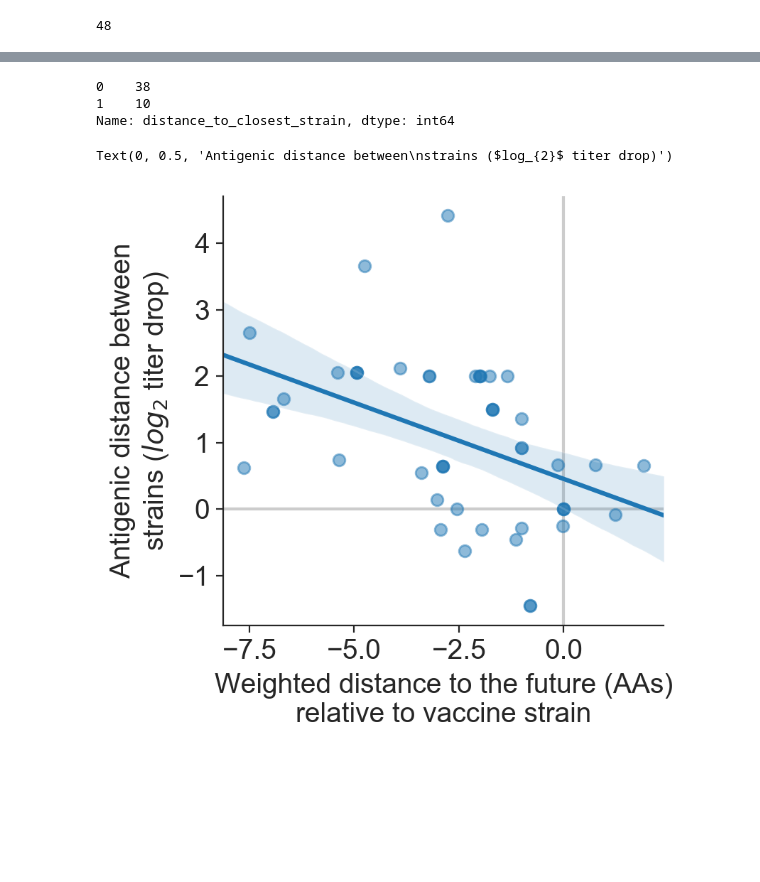
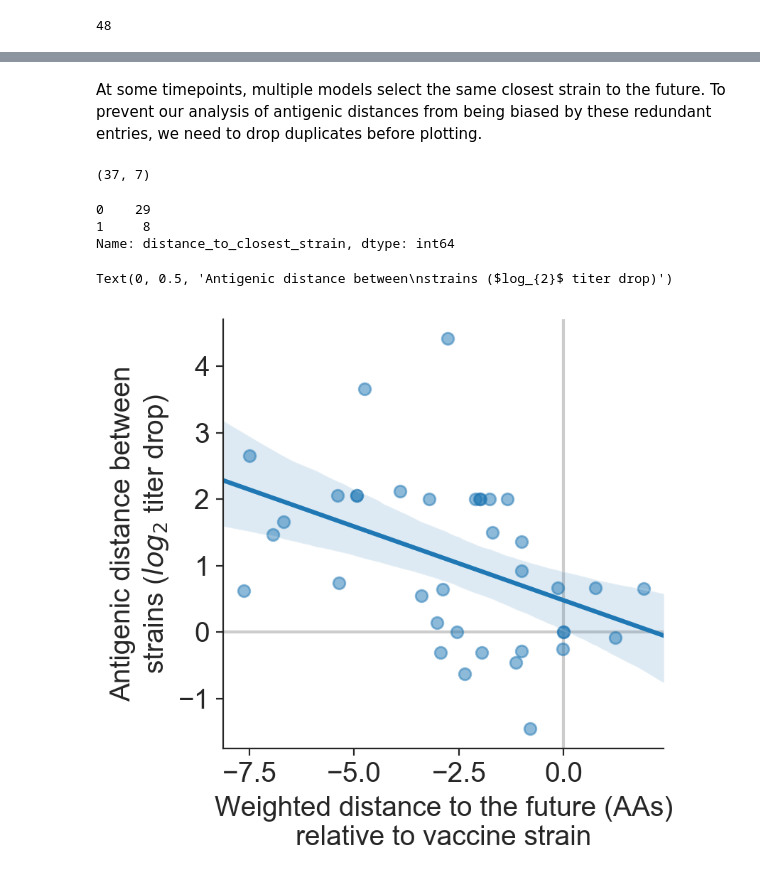
Before and after one commit to blab/flu-forecasting, a Jupyter notebook: logs/notebooks/vaccine-strain-comparison.ipynb, the cells around one changed output, grey strips where cells are left out. Saved outputs shown, nothing was run; the diff lists cells and outputs as text; code cells hidden in the pictures; blank space fills up the shorter version.

Commit message:
Remove redundant closest/vaccine strain pairs from antigenic analysis

```diff
--- a/logs/notebooks/vaccine-strain-comparison.ipynb
+++ b/logs/notebooks/vaccine-strain-comparison.ipynb
@@ -1101,23 +1044,31 @@ antigenic_distances_df
+# %% [markdown]
+At some timepoints, multiple models select the same closest strain to the future. To prevent our analysis of antigenic distances from being biased by these redundant entries, we need to drop duplicates before plotting.
+# %%
+nonredundant_antigenic_distances_df = antigenic_distances_df.drop(columns="model").drop_duplicates()
+# %%
+nonredundant_antigenic_distances_df.shape
+# %% [output]
+(37, 7)
 # %%
-antigenic_distances_df["distance_to_closest_strain"].value_counts()
+nonredundant_antigenic_distances_df["distance_to_closest_strain"].value_counts()
 # %% [output]
-0    38
-1    10
+0    29
+1     8
 Name: distance_to_closest_strain, dtype: int64
 # %%
 fig, ax = plt.subplots(1, 1, figsize=(4, 4))
 sns.regplot(
-    antigenic_distances_df["relative_distance_to_future"],
-    antigenic_distances_df["log2_titer"],
+    nonredundant_antigenic_distances_df["relative_distance_to_future"],
+    nonredundant_antigenic_distances_df["log2_titer"],
     ax=ax,
     scatter_kws={"alpha": 0.5}
 )
 
 ax.axvline(x=0, color="#cccccc", zorder=-10)
 ax.axhline(y=0, color="#cccccc", zorder=-10)
 
 ax.set_xlabel("Weighted distance to the future (AAs)\nrelative to vaccine strain")
 ax.set_ylabel("Antigenic distance between\nstrains ($log_{2}$ titer drop)")
 # %% [output]
 Text(0, 0.5, 'Antigenic distance between\nstrains ($log_{2}$ titer drop)')
-[figure, old version]
+[figure, new version]
```
Also changed, not shown: parts of 7 cells of this notebook, 3 other files.
